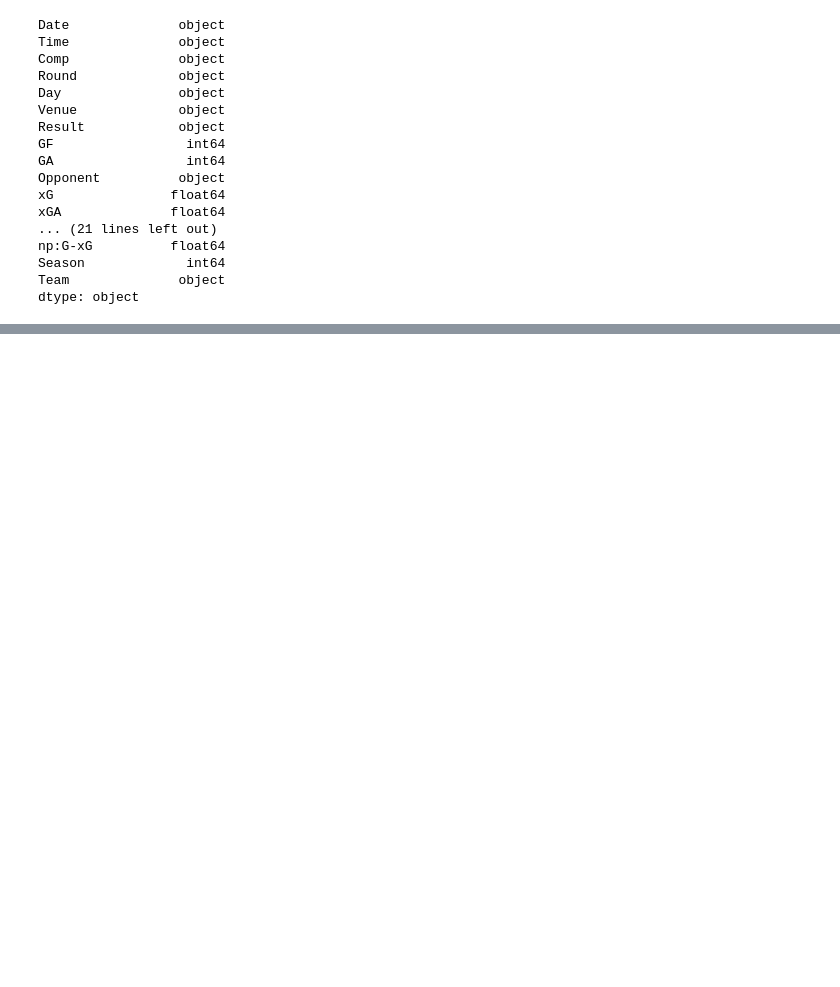
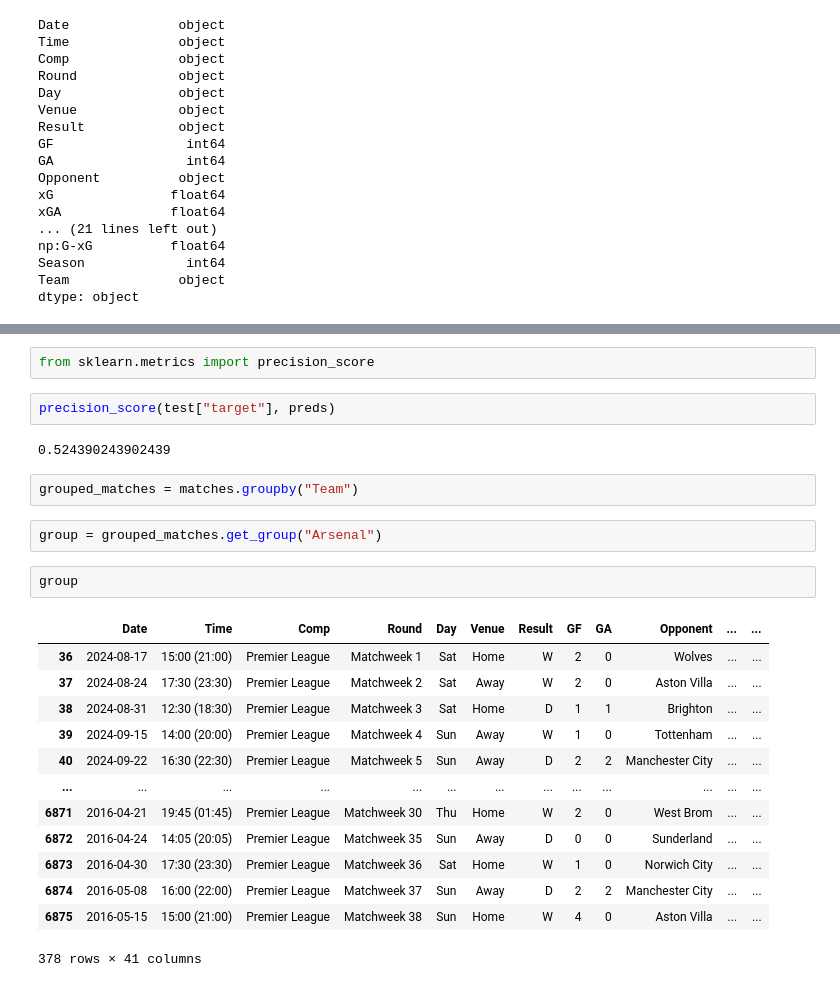
Before and after one commit to thanhbinh911/ML-Project-Football-Prediction, a Jupyter notebook: training.ipynb, the cells around one changed output, grey strips where cells are left out. Drawn from its saved outputs; the diff is of its cells as text; blank space fills up the shorter version.

```diff
--- a/training.ipynb
+++ b/training.ipynb
@@ -46,0 +159,26 @@ dtype: object
+# %%
+from sklearn.metrics import precision_score
+# %%
+precision_score(test["target"], preds)
+# %% [output]
+0.524390243902439
+# %%
+grouped_matches = matches.groupby("Team")
+# %%
+group = grouped_matches.get_group("Arsenal")
+# %%
+group
+# %% [output]
+|  | Date | Time | Comp | Round | Day | Venue | Result | GF | GA | Opponent | ... | ... |
+| 36 | 2024-08-17 | 15:00 (21:00) | Premier League | Matchweek 1 | Sat | Home | W | 2 | 0 | Wolves | ... | ... |
+| 37 | 2024-08-24 | 17:30 (23:30) | Premier League | Matchweek 2 | Sat | Away | W | 2 | 0 | Aston Villa | ... | ... |
+| 38 | 2024-08-31 | 12:30 (18:30) | Premier League | Matchweek 3 | Sat | Home | D | 1 | 1 | Brighton | ... | ... |
+| 39 | 2024-09-15 | 14:00 (20:00) | Premier League | Matchweek 4 | Sun | Away | W | 1 | 0 | Tottenham | ... | ... |
+| 40 | 2024-09-22 | 16:30 (22:30) | Premier League | Matchweek 5 | Sun | Away | D | 2 | 2 | Manchester City | ... | ... |
+| ... | ... | ... | ... | ... | ... | ... | ... | ... | ... | ... | ... | ... |
+| 6871 | 2016-04-21 | 19:45 (01:45) | Premier League | Matchweek 30 | Thu | Home | W | 2 | 0 | West Brom | ... | ... |
+| 6872 | 2016-04-24 | 14:05 (20:05) | Premier League | Matchweek 35 | Sun | Away | D | 0 | 0 | Sunderland | ... | ... |
+| 6873 | 2016-04-30 | 17:30 (23:30) | Premier League | Matchweek 36 | Sat | Home | W | 1 | 0 | Norwich City | ... | ... |
+| 6874 | 2016-05-08 | 16:00 (22:00) | Premier League | Matchweek 37 | Sun | Away | D | 2 | 2 | Manchester City | ... | ... |
+| 6875 | 2016-05-15 | 15:00 (21:00) | Premier League | Matchweek 38 | Sun | Home | W | 4 | 0 | Aston Villa | ... | ... |
+378 rows × 41 columns
```
Also changed, not shown: parts of 48 cells of this notebook.
